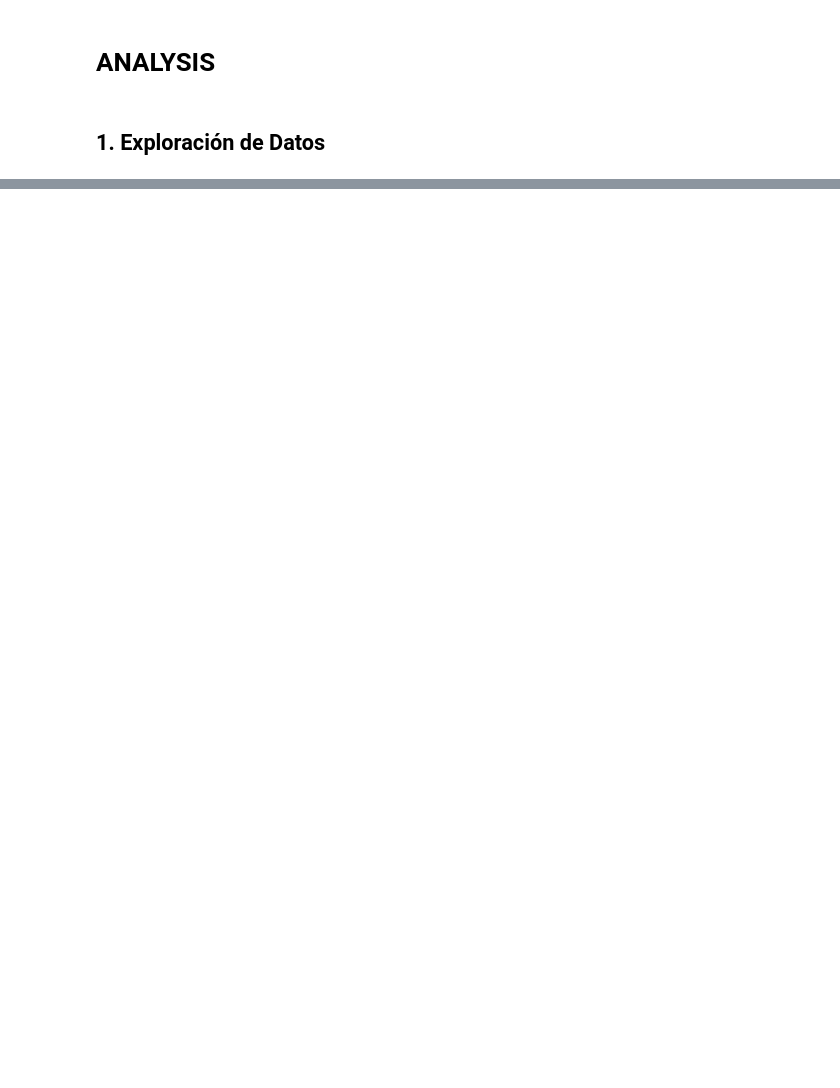
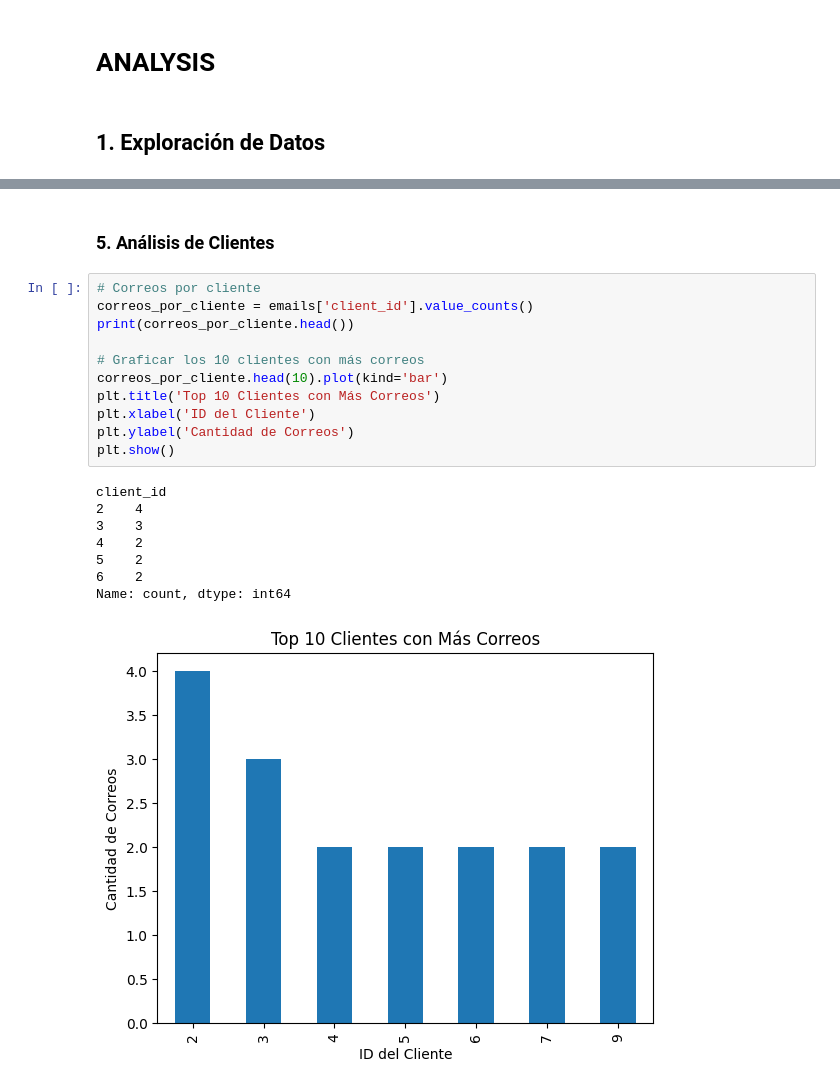
Before and after one commit to eduardpuga/email_classification, a Jupyter notebook: analysis.ipynb, the cells around one changed output, grey strips where cells are left out. Saved outputs shown, nothing was run; the diff lists cells and outputs as text; blank space fills up the shorter version.

```diff
--- a/analysis.ipynb
+++ b/analysis.ipynb
@@ -123,0 +195,22 @@ Name: count, dtype: int64
+# %% [markdown]
+### 5. Análisis de Clientes
+# %%
+# Correos por cliente
+correos_por_cliente = emails['client_id'].value_counts()
+print(correos_por_cliente.head())
+
+# Graficar los 10 clientes con más correos
+correos_por_cliente.head(10).plot(kind='bar')
+plt.title('Top 10 Clientes con Más Correos')
+plt.xlabel('ID del Cliente')
+plt.ylabel('Cantidad de Correos')
+plt.show()
+# %% [output]
+client_id
+2    4
+3    3
+4    2
+5    2
+6    2
+Name: count, dtype: int64
+[figure, added]
```
Also changed, not shown: parts of 27 cells of this notebook, 8 other files.
